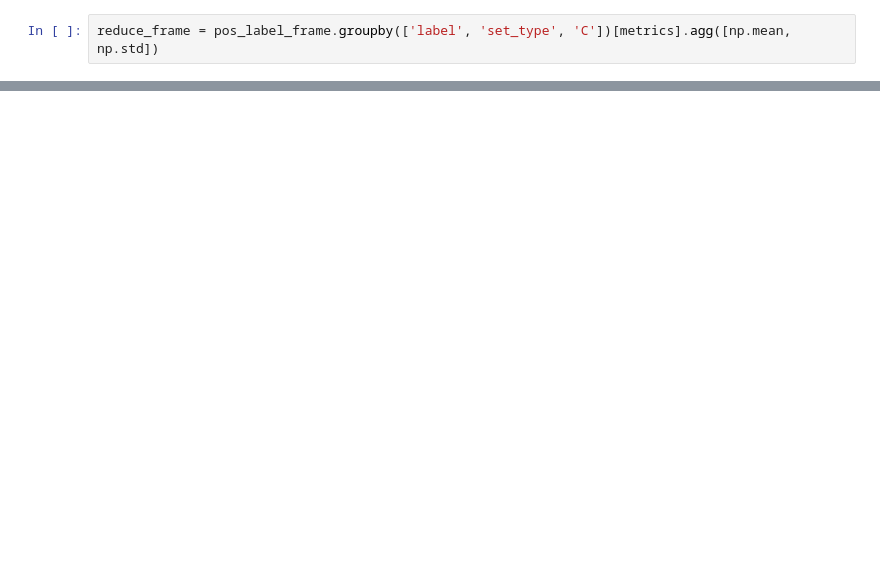
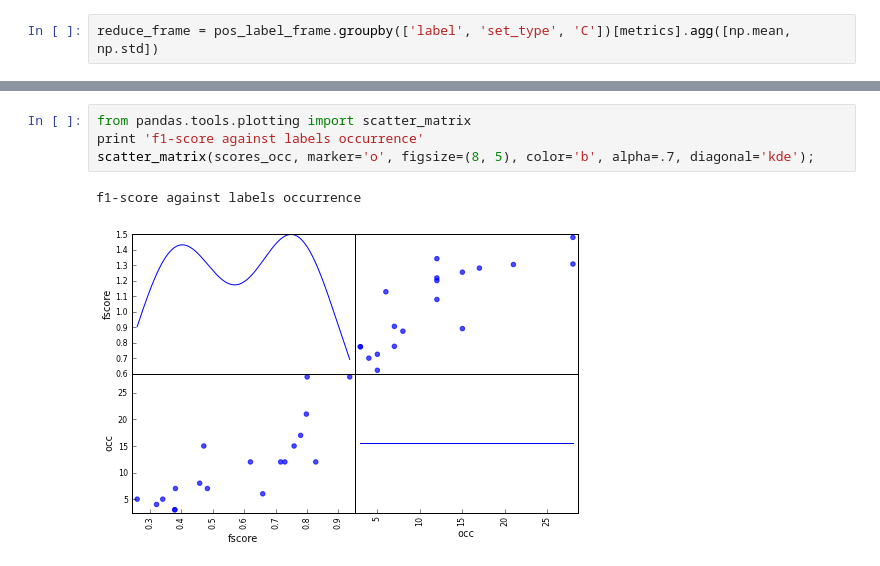
Before and after one commit to schwarty/notebooks, a Jupyter notebook: model_evaluation.ipynb, the cells around one changed output, grey strips where cells are left out. Cells and saved outputs as stored; diff of their text form; blank space fills up the shorter version.

```diff
--- a/model_evaluation.ipynb
+++ b/model_evaluation.ipynb
@@ -98,0 +168,7 @@ for (label, mean_frame), (label, std_frame) in zip(reduce_frame[('fscore', 'mean
+# %%
+from pandas.tools.plotting import scatter_matrix
+print 'f1-score against labels occurrence'
+scatter_matrix(scores_occ, marker='o', figsize=(8, 5), color='b', alpha=.7, diagonal='kde');
+# %% [output]
+f1-score against labels occurrence
+[figure, added]
```
Also changed, not shown: parts of 12 cells of this notebook.
